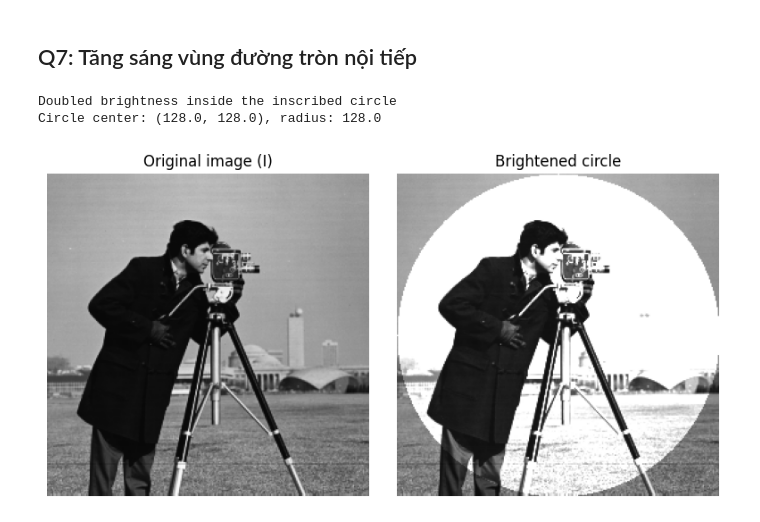
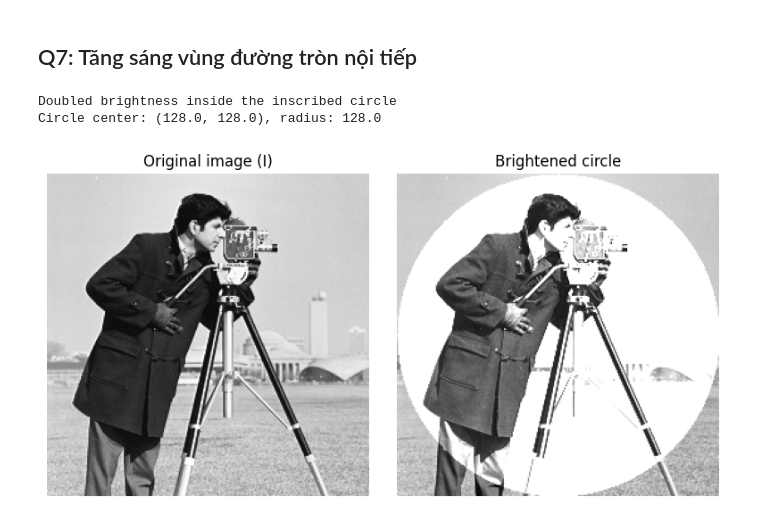
Before and after one commit to Sura3607/imageProcessing, a Jupyter notebook: lab1/lab1.ipynb, the cells around one changed output. Cells and saved outputs as stored; diff of their text form; code cells hidden in the pictures.

```diff
--- a/lab1/lab1.ipynb
+++ b/lab1/lab1.ipynb
@@ -5,14 +5,14 @@ import matplotlib.pyplot as plt
 # %% [markdown]
 ## Q1: Load ảnh
 # %%
-img_path = "cameraman.tif"
+img_path = "cman.tif"
 I = cv2.imread(img_path, cv2.IMREAD_GRAYSCALE)
 if I is None:
     raise FileNotFoundError(f"Image not found at path: {img_path}")
 
 print(f"Shape: {I.shape}, dtype: {I.dtype}, range: [{I.min()}, {I.max()}]")
 
-plt.figure(figsize=(8, 4))
+plt.figure(figsize=(16, 8))
 plt.subplot(1, 2, 1)
 plt.imshow(I, cmap="gray", vmin=0, vmax=255)
 plt.title("Original image (I)")
@@ -177,30 +197,30 @@ Coefficients: a=1.0, b=-0.9, c=1.8, d=0.0
 # %%
 h, w = I.shape
 cx, cy = w / 2.0, h / 2.0
 r = min(h, w) / 2.0
 Y, X = np.ogrid[:h, :w]
 mask_circle = (X - cx) ** 2 + (Y - cy) ** 2 <= r ** 2
 
 I_circle = I.astype(np.float64).copy()
 I_circle[mask_circle] = np.clip(2.0 * I_circle[mask_circle], 0, 255)
 I_circle = I_circle.astype(np.uint8)
 
 print("Doubled brightness inside the inscribed circle")
 print(f"Circle center: ({cx:.1f}, {cy:.1f}), radius: {r:.1f}")
 
 plt.figure(figsize=(8, 4))
 plt.subplot(1, 2, 1)
-plt.imshow(I, cmap="gray", vmin=0, vmax=255)
+plt.imshow(I, cmap="gray")
 plt.title("Original image (I)")
 plt.axis("off")
 
 plt.subplot(1, 2, 2)
-plt.imshow(I_circle, cmap="gray", vmin=0, vmax=255)
+plt.imshow(I_circle, cmap="gray")
 plt.title("Brightened circle")
 plt.axis("off")
 plt.tight_layout()
 plt.show()
 # %% [output]
 Doubled brightness inside the inscribed circle
 Circle center: (128.0, 128.0), radius: 128.0
-[figure, old version]
+[figure, new version]
```
Also changed, not shown: parts of 6 cells of this notebook, 4 other files.
